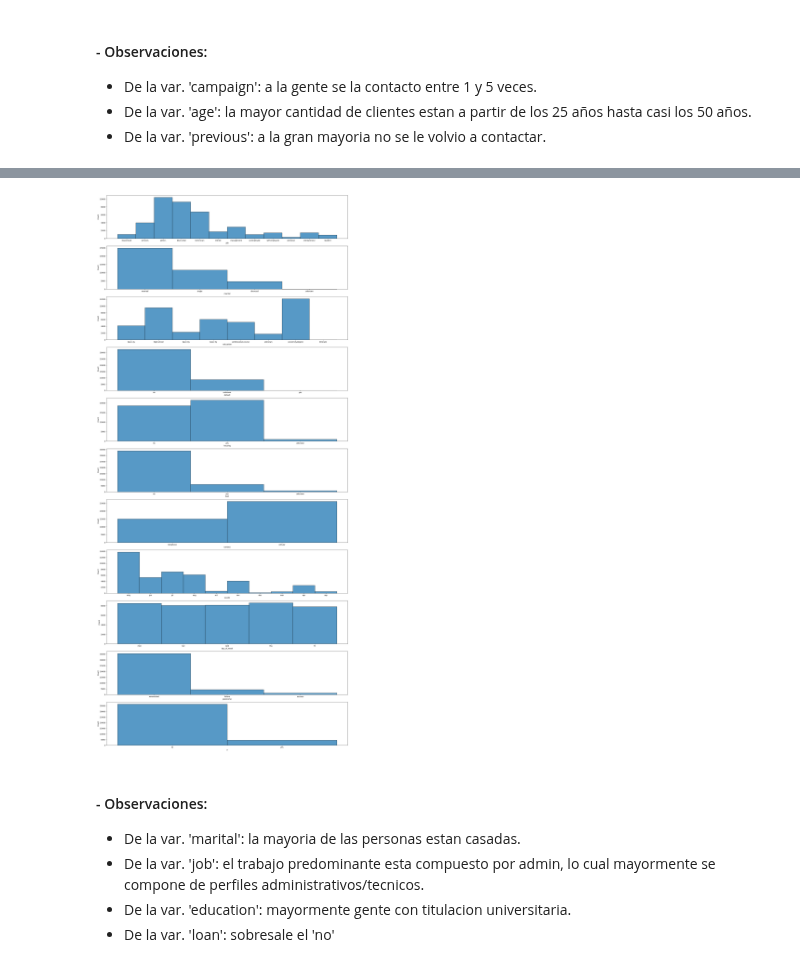
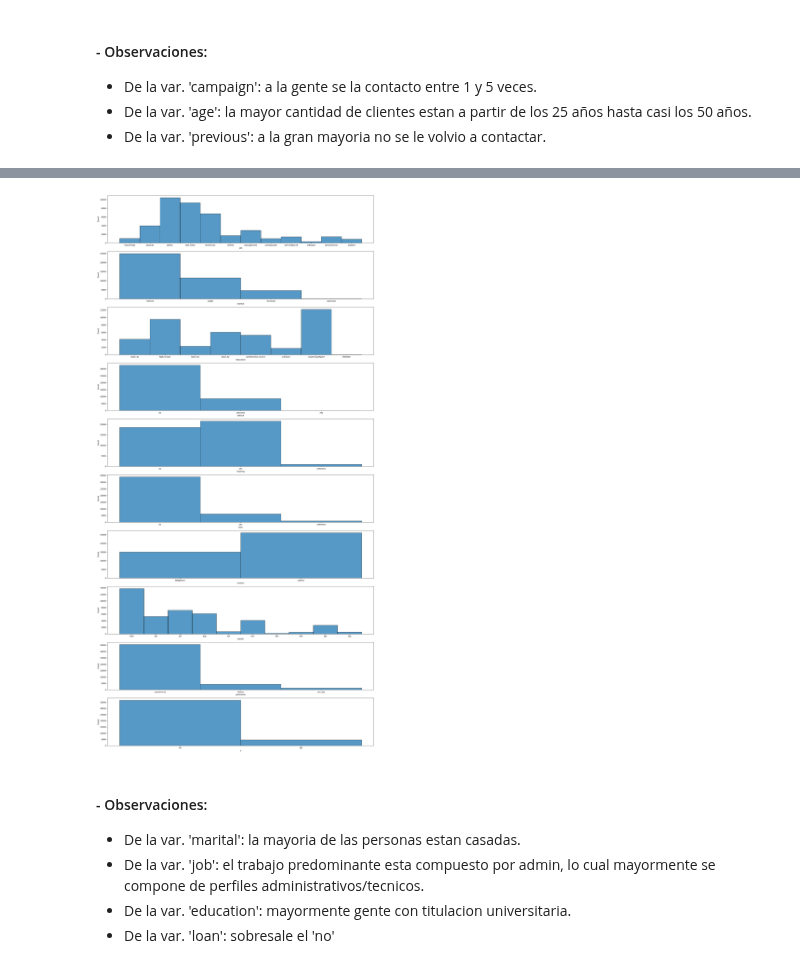
Before and after one commit to 4GeeksAcademy/GuilloMansa-MachineLearning, a Jupyter notebook: src/01-logistic-regression.ipynb, the cells around one changed output, grey strips where cells are left out. Saved outputs shown, nothing was run; the diff lists cells and outputs as text; code cells hidden in the pictures.

```diff
--- a/src/01-logistic-regression.ipynb
+++ b/src/01-logistic-regression.ipynb
@@ -162,4 +181,7 @@ df['housing'].value_counts(),df['loan'].value_counts(), df['marital'].value_coun
  Name: count, dtype: int64)
+# %%
+#Se ve que la variable de días es pareja, lo que parece un dato irrelevante. Se procede a eliminarla.
+df.drop(["day_of_week"],axis=1, inplace=True)
 # %%
 plt.figure(figsize=(8,4))
 sns.countplot(data=df[df['y'] == 'yes'], x=None, y='job', hue='y')
@@ -233,3 +255,6 @@ plt.show()
 - De la var. 'campaign': a la gente se la contacto entre 1 y 5 veces.
 - De la var. 'age': la mayor cantidad de clientes estan a partir de los 25 años hasta casi los 50 años.
 - De la var. 'previous': a la gran mayoria no se le volvio a contactar.
+# %%
+List_cat_clean = df.select_dtypes(include=['object']).columns.tolist()
+List_cat_clean
@@ -236,13 +272,13 @@ plt.show()
 # %%
-fig, axis = plt.subplots(len(List_cat), 1, figsize=(20, 4*len(List_cat)))
+fig, axis = plt.subplots(len(List_cat_clean), 1, figsize=(20, 4*len(List_cat_clean)))
 row = 0
-for var in List_cat:
+for var in List_cat_clean:
     sns.histplot(ax=axis[row], data=df, x=var)
     row += 1
 plt.tight_layout()
 plt.show()
 # %% [output]
-[figure, old version]
+[figure, new version]
 # %% [markdown]
 #### - Observaciones:
 - De la var. 'marital': la mayoria de las personas estan casadas.
```
Also changed, not shown: parts of 26 cells of this notebook.
